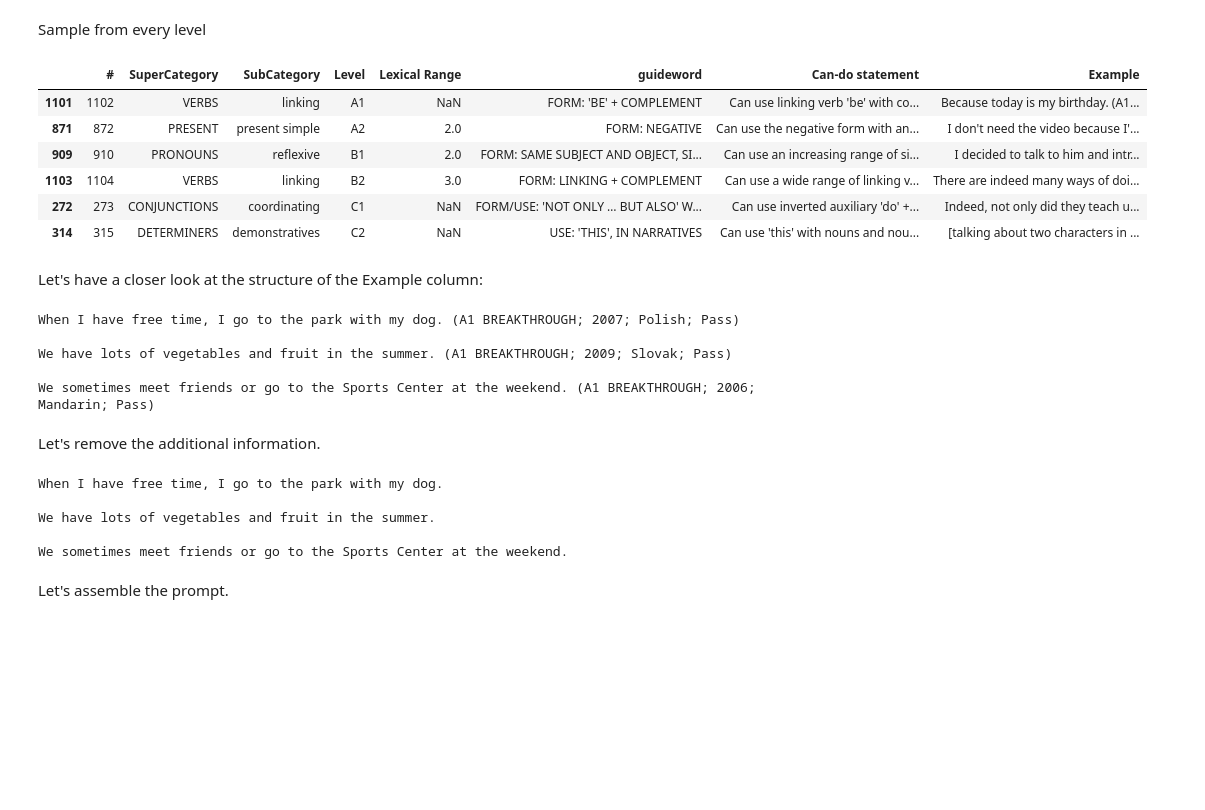
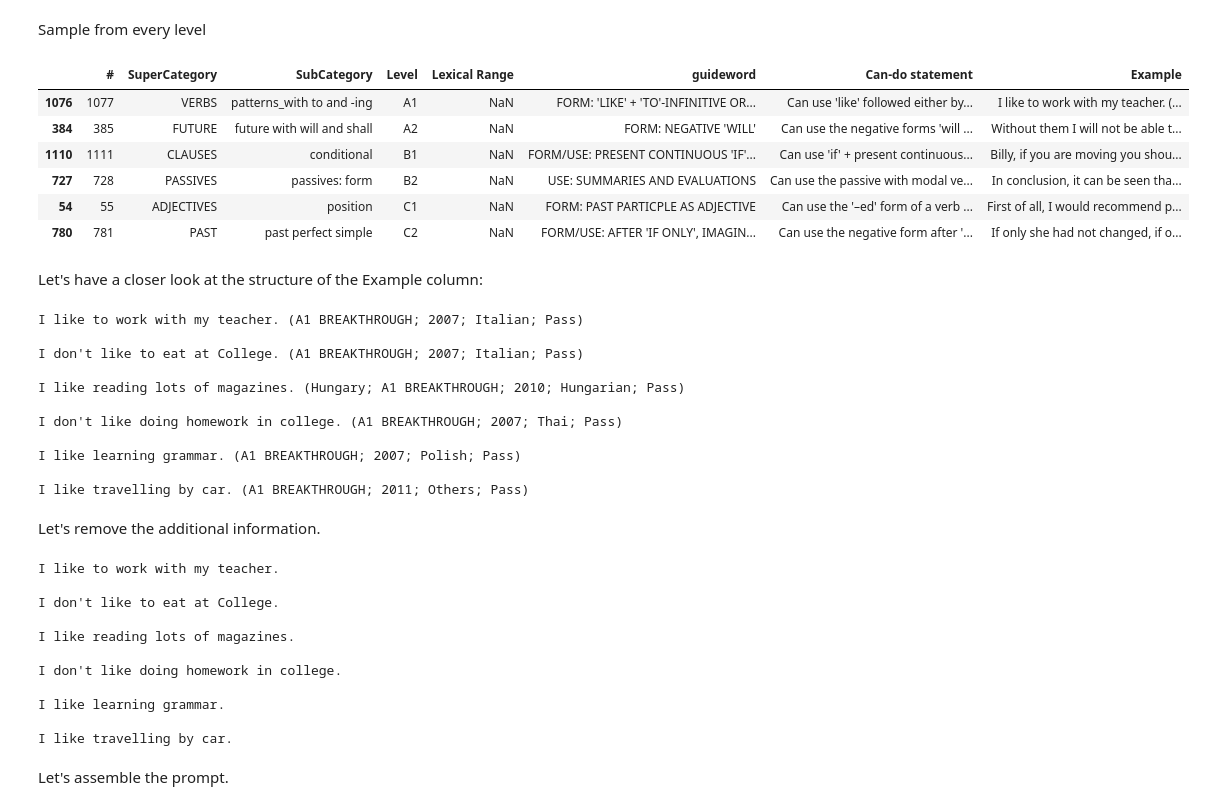
Before and after one commit to dominikglandorf/LLM-grammar, a Jupyter notebook: exp/001_augmentation.ipynb, the cells around one changed output. Saved outputs shown, nothing was run; the diff lists cells and outputs as text; code cells hidden in the pictures; blank space fills up the shorter version.

```diff
--- a/exp/001_augmentation.ipynb
+++ b/exp/001_augmentation.ipynb
@@ -16,37 +20,49 @@ egp.head()
 # %% [markdown]
 Sample from every level
 # %%
-egp_samples = egp.groupby('Level', group_keys=False).apply(pd.DataFrame.sample)
+egp_samples = egp.groupby('Level', group_keys=False).apply(lambda x: x.sample(n=1, random_state=config.SEED))
 egp_samples.head(n=6)
 # %% [output]
 |  | # | SuperCategory | SubCategory | Level | Lexical Range | guideword | Can-do statement | Example |
-| 1101 | 1102 | VERBS | linking | A1 | NaN | FORM: 'BE' + COMPLEMENT | Can use linking verb 'be' with co... | Because today is my birthday. (A1... |
-| 871 | 872 | PRESENT | present simple | A2 | 2.0 | FORM: NEGATIVE | Can use the negative form with an... | I don't need the video because I'... |
-| 909 | 910 | PRONOUNS | reflexive | B1 | 2.0 | FORM: SAME SUBJECT AND OBJECT, SI... | Can use an increasing range of si... | I decided to talk to him and intr... |
-| 1103 | 1104 | VERBS | linking | B2 | 3.0 | FORM: LINKING + COMPLEMENT | Can use a wide range of linking v... | There are indeed many ways of doi... |
-| 272 | 273 | CONJUNCTIONS | coordinating | C1 | NaN | FORM/USE: 'NOT ONLY … BUT ALSO' W... | Can use inverted auxiliary 'do' +... | Indeed, not only did they teach u... |
-| 314 | 315 | DETERMINERS | demonstratives | C2 | NaN | USE: 'THIS', IN NARRATIVES | Can use 'this' with nouns and nou... | [talking about two characters in ... |
+| 1076 | 1077 | VERBS | patterns_with to and -ing | A1 | NaN | FORM: 'LIKE' + 'TO'-INFINITIVE OR... | Can use 'like' followed either by... | I like to work with my teacher. (... |
+| 384 | 385 | FUTURE | future with will and shall | A2 | NaN | FORM: NEGATIVE 'WILL' | Can use the negative forms 'will ... | Without them I will not be able t... |
+| 1110 | 1111 | CLAUSES | conditional | B1 | NaN | FORM/USE: PRESENT CONTINUOUS 'IF'... | Can use 'if' + present continuous... | Billy, if you are moving you shou... |
+| 727 | 728 | PASSIVES | passives: form | B2 | NaN | USE: SUMMARIES AND EVALUATIONS | Can use the passive with modal ve... | In conclusion, it can be seen tha... |
+| 54 | 55 | ADJECTIVES | position | C1 | NaN | FORM: PAST PARTICPLE AS ADJECTIVE | Can use the '–ed' form of a verb ... | First of all, I would recommend p... |
+| 780 | 781 | PAST | past perfect simple | C2 | NaN | FORM/USE: AFTER 'IF ONLY', IMAGIN... | Can use the negative form after '... | If only she had not changed, if o... |
 # %% [markdown]
 Let's have a closer look at the structure of the Example column:
 # %%
 print(egp_samples.Example.iloc[0])
 # %% [output]
-When I have free time, I go to the park with my dog. (A1 BREAKTHROUGH; 2007; Polish; Pass)
+I like to work with my teacher. (A1 BREAKTHROUGH; 2007; Italian; Pass)
 
-We have lots of vegetables and fruit in the summer. (A1 BREAKTHROUGH; 2009; Slovak; Pass)
+I don't like to eat at College. (A1 BREAKTHROUGH; 2007; Italian; Pass)
 
-We sometimes meet friends or go to the Sports Center at the weekend. (A1 BREAKTHROUGH; 2006; Mandarin; Pass)
+I like reading lots of magazines. (Hungary; A1 BREAKTHROUGH; 2010; Hungarian; Pass)
+
+I don't like doing homework in college. (A1 BREAKTHROUGH; 2007; Thai; Pass)
+
+I like learning grammar. (A1 BREAKTHROUGH; 2007; Polish; Pass)
+
+I like travelling by car. (A1 BREAKTHROUGH; 2011; Others; Pass)
 # %% [markdown]
 Let's remove the additional information.
 # %%
 egp_samples['Example'] = egp_samples['Example'].str.replace(r"\(.*\)", "", regex=True).str.strip()
 print(egp_samples['Example'].iloc[0])
 # %% [output]
-When I have free time, I go to the park with my dog.
+I like to work with my teacher.
 
-We have lots of vegetables and fruit in the summer.
+I don't like to eat at College.
 
-We sometimes meet friends or go to the Sports Center at the weekend.
+I like reading lots of magazines.
+
+I don't like doing homework in college.
+
+I like learning grammar.
+
+I like travelling by car.
 # %% [markdown]
 Let's assemble the prompt.
 # %%
```
Also changed, not shown: parts of 16 cells of this notebook, 15 other files.
